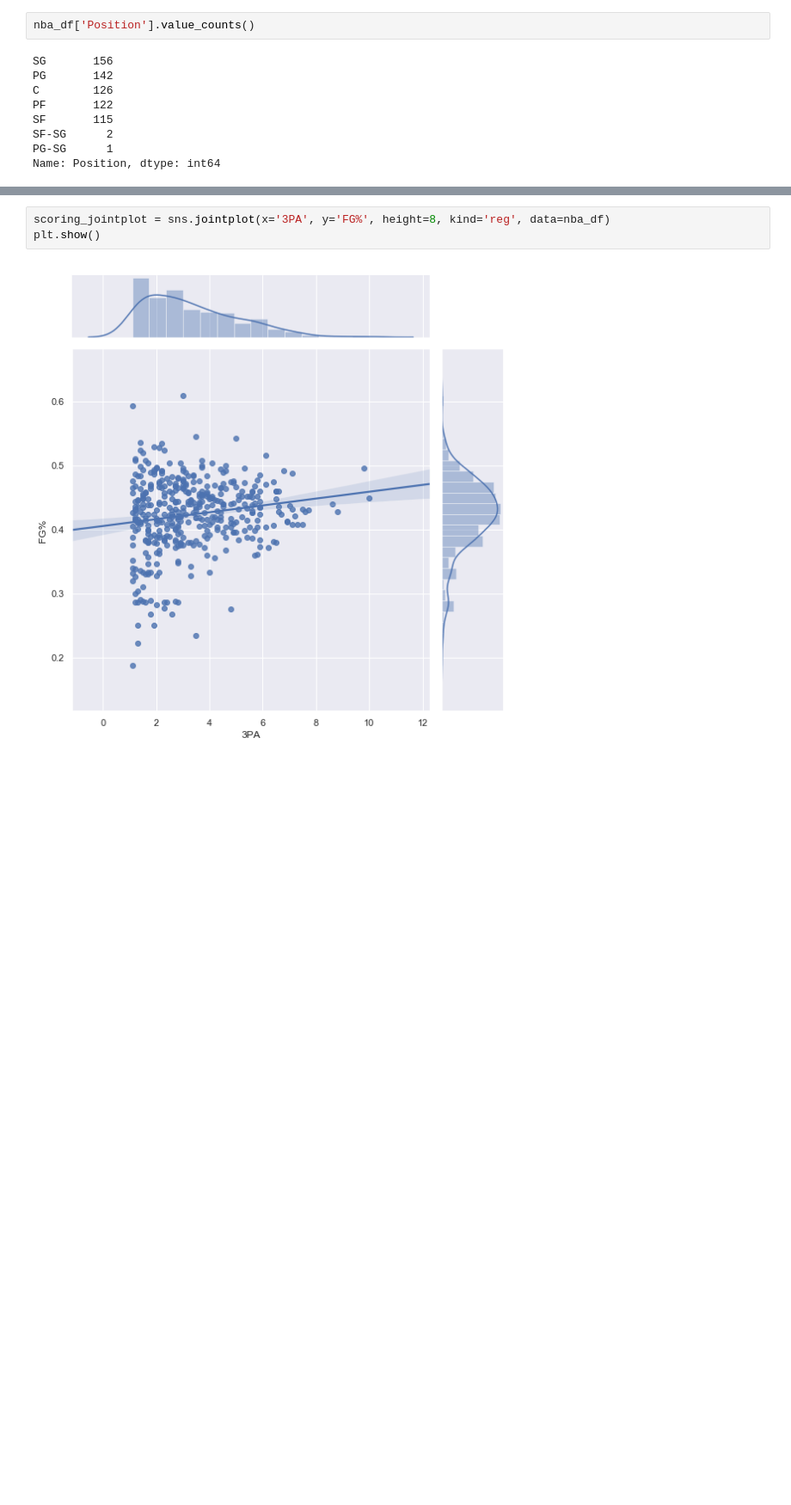
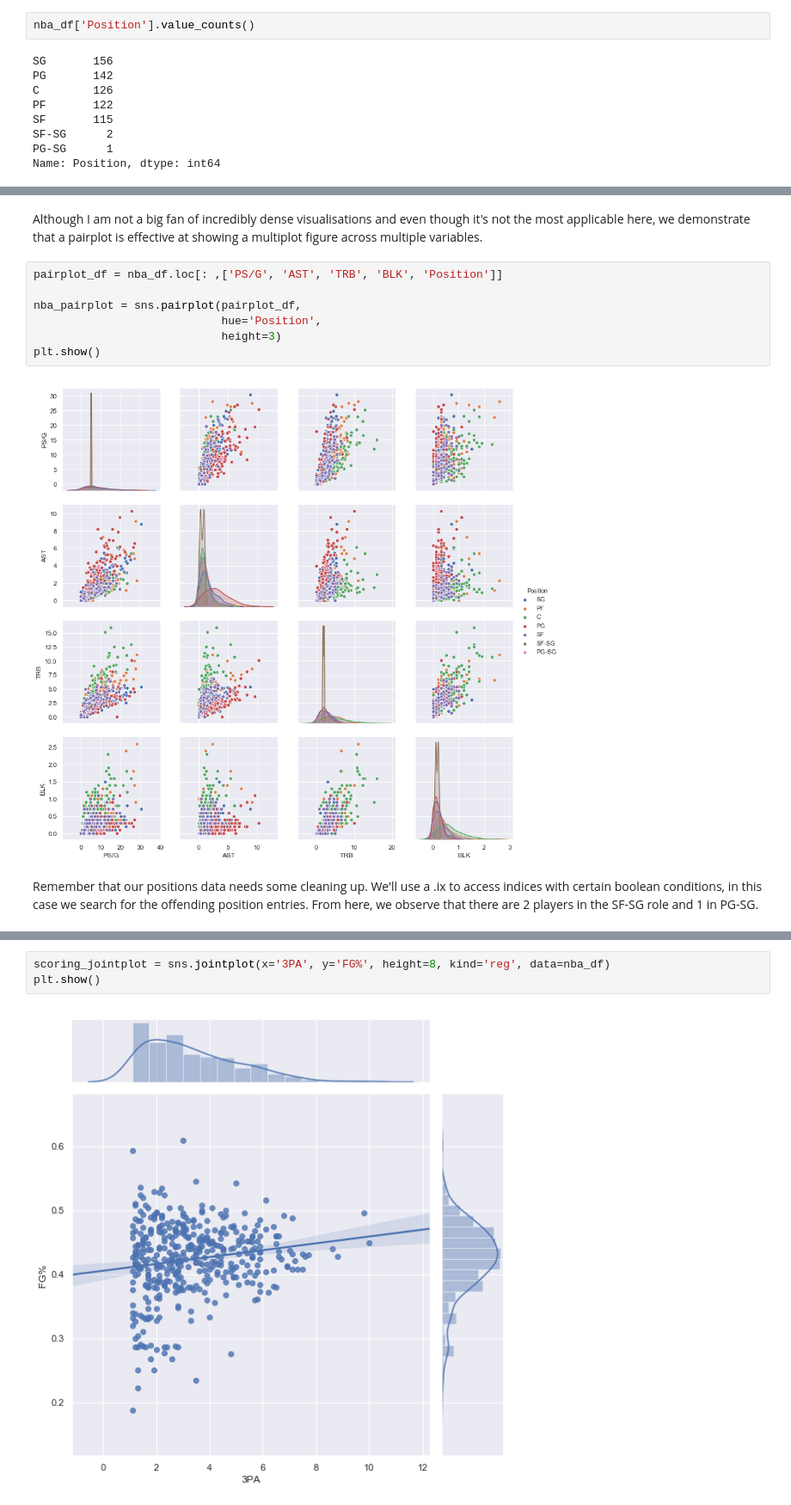
Before and after one commit to vb690/data_viz_python, a Jupyter notebook: iggi_workshop_data_viz_python.ipynb, the cells around one changed output, grey strips where cells are left out. Shown at 86% size. Drawn from its saved outputs; the diff is of its cells as text; blank space fills up the shorter version.

```diff
--- a/iggi_workshop_data_viz_python.ipynb
+++ b/iggi_workshop_data_viz_python.ipynb
@@ -163,0 +219,13 @@ plt.show()
+# %% [markdown]
+Although I am not a big fan of incredibly dense visualisations and even though it's not the most applicable here, we demonstrate that a pairplot is effective at showing a multiplot figure across multiple variables.
+# %%
+pairplot_df = nba_df.loc[: ,['PS/G', 'AST', 'TRB', 'BLK', 'Position']]
+
+nba_pairplot = sns.pairplot(pairplot_df,
+                            hue='Position',
+                            height=3)
+plt.show()
+# %% [output]
+[figure, added]
+# %% [markdown]
+Remember that our positions data needs some cleaning up. We'll use a .ix to access indices with certain boolean conditions, in this case we search for the offending position entries. From here, we observe that there are 2 players in the SF-SG role and 1 in PG-SG.
```
Also changed, not shown: parts of 40 cells of this notebook.
